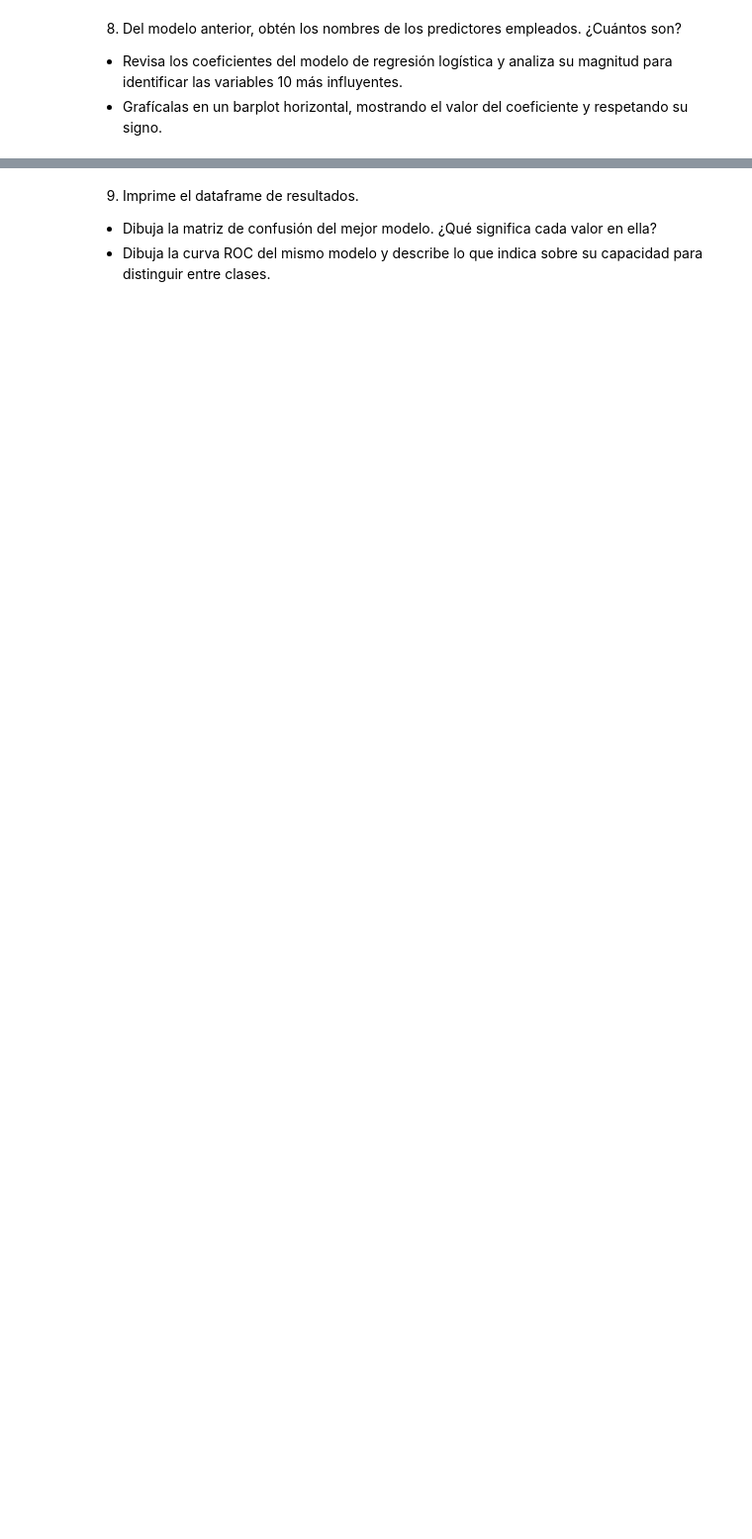
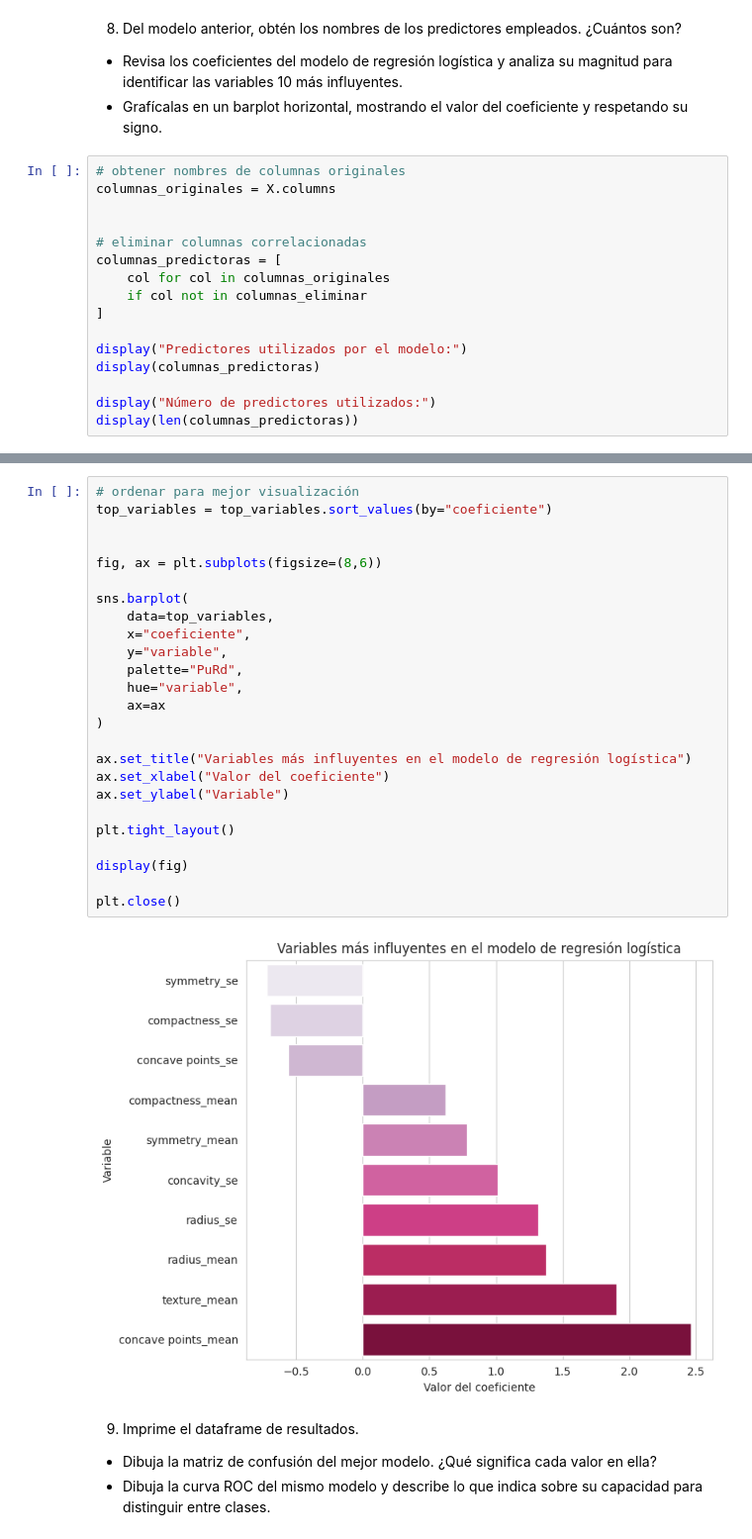
Before and after one commit to JosegregTovar/GOOGLE-COLLAB, a Jupyter notebook: Actividad9RLog.ipynb, the cells around one changed output, grey strips where cells are left out. Shown at 99% size. Saved outputs shown, nothing was run; the diff lists cells and outputs as text; blank space fills up the shorter version.

```diff
--- a/Actividad9RLog.ipynb
+++ b/Actividad9RLog.ipynb
@@ -609,3 +1102,19 @@ display(cancer_copy.shape)
 8. Del modelo anterior, obtén los nombres de los predictores empleados. ¿Cuántos son?
 * Revisa los coeficientes del modelo de regresión logística y analiza su magnitud para identificar las variables 10 más influyentes.
 * Grafícalas en un barplot horizontal, mostrando el valor del coeficiente y respetando su signo.
+# %%
+# obtener nombres de columnas originales
+columnas_originales = X.columns
+
+
+# eliminar columnas correlacionadas
+columnas_predictoras = [
+    col for col in columnas_originales
+    if col not in columnas_eliminar
+]
+
+display("Predictores utilizados por el modelo:")
+display(columnas_predictoras)
+
+display("Número de predictores utilizados:")
+display(len(columnas_predictoras))
@@ -612,3 +1175,30 @@ display(cancer_copy.shape)
+# %%
+# ordenar para mejor visualización
+top_variables = top_variables.sort_values(by="coeficiente")
+
+
+fig, ax = plt.subplots(figsize=(8,6))
+
+sns.barplot(
+    data=top_variables,
+    x="coeficiente",
+    y="variable",
+    palette="PuRd",
+    hue="variable",
+    ax=ax
+)
+
+ax.set_title("Variables más influyentes en el modelo de regresión logística")
+ax.set_xlabel("Valor del coeficiente")
+ax.set_ylabel("Variable")
+
+plt.tight_layout()
+
+display(fig)
+
+plt.close()
+# %% [output]
+[figure, added]
 # %% [markdown]
 9. Imprime el dataframe de resultados.
 * Dibuja la matriz de confusión del mejor modelo. ¿Qué significa cada valor en ella?
```
Also changed, not shown: parts of 43 cells of this notebook.
